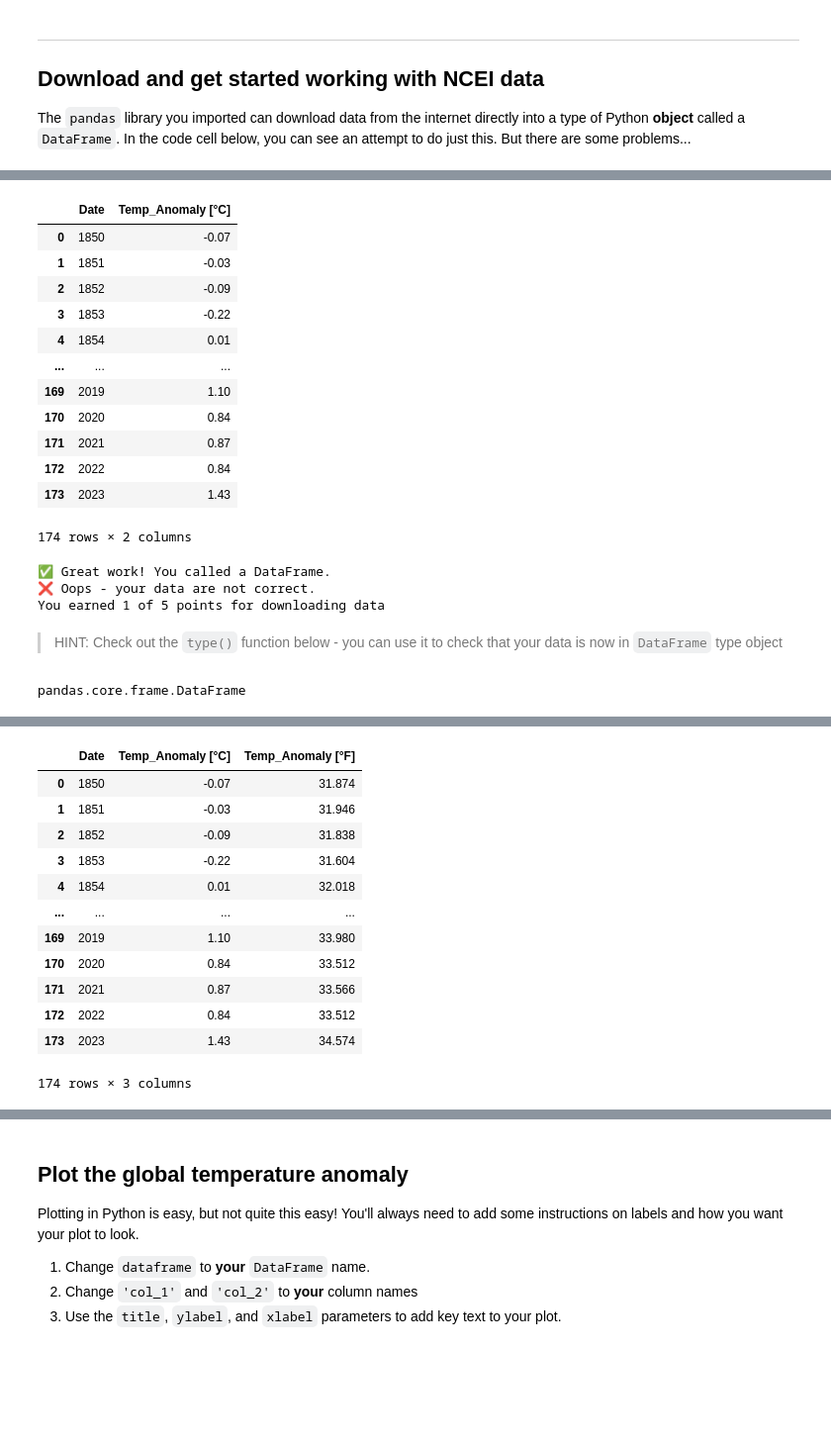
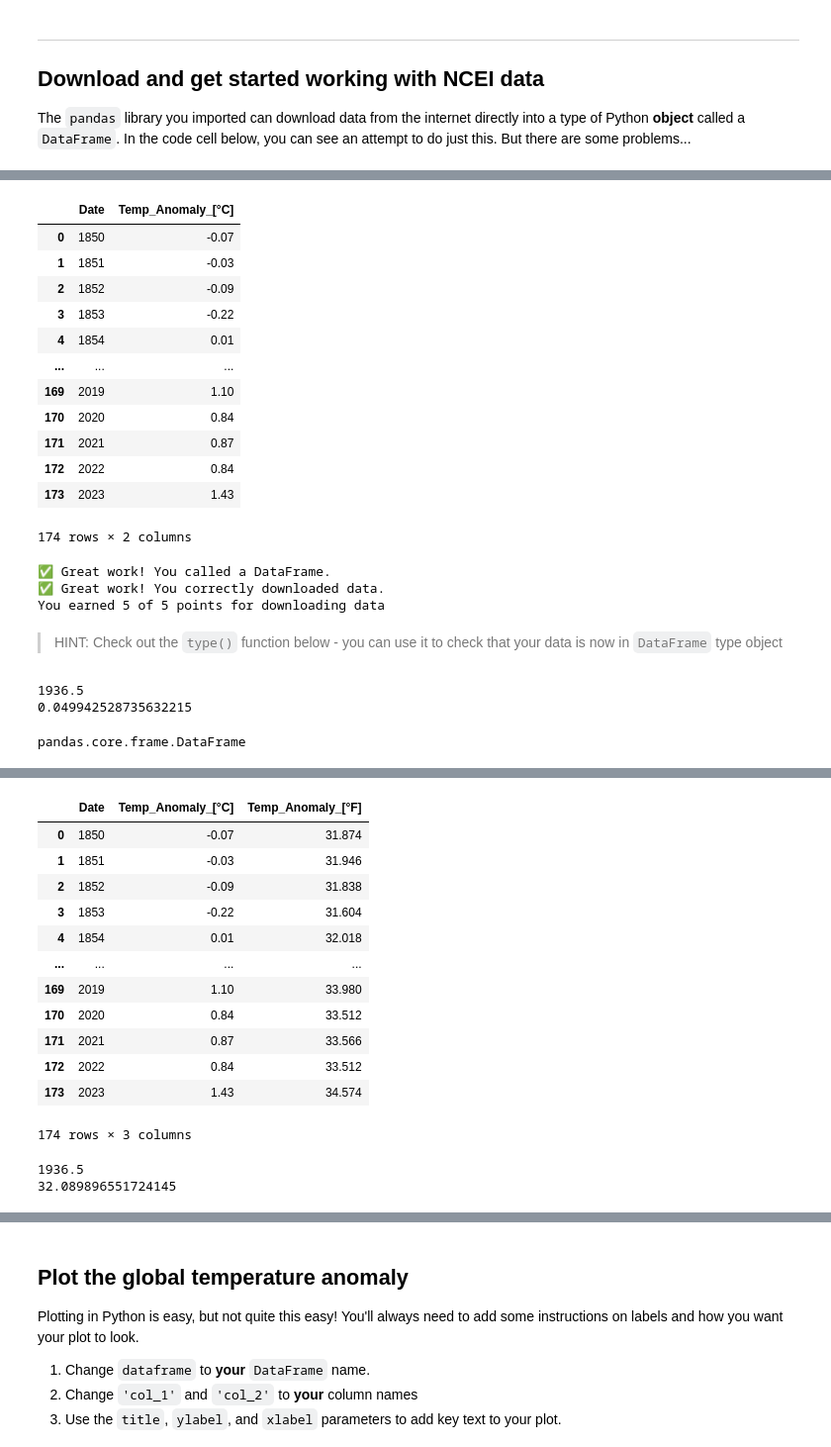
Before and after one commit to nbaqueror/01-geopark-get-started-reproducible-science-template, a Jupyter notebook: Get Started with Open Reproducible Science!.ipynb, the cells around one changed output, grey strips where cells are left out. Shown at 99% size. Cells and saved outputs as stored; diff of their text form; code cells hidden in the pictures; blank space fills up the shorter version.

```diff
--- a/Get Started with Open Reproducible Science!.ipynb
+++ b/Get Started with Open Reproducible Science!.ipynb
@@ -213,10 +213,10 @@ The `pandas` library you imported can download data from the internet directly i
 
 **Make sure to call your `DataFrame` by typing it's name as the last line of your code cell** Then, you will be able to run the test cell below and find out if your answer is correct.
 # %%
-dataframe = pd.read_csv(source_url, header=4, names=['Date', 'Temp_Anomaly [°C]'])
+dataframe = pd.read_csv(source_url, header=4, names=['Date', 'Temp_Anomaly_[°C]'])
 dataframe
 # %% [output]
-|  | Date | Temp_Anomaly [°C] |
+|  | Date | Temp_Anomaly_[°C] |
 | 0 | 1850 | -0.07 |
 | 1 | 1851 | -0.03 |
 | 2 | 1852 | -0.09 |
@@ -240,8 +240,8 @@ if isinstance(tmax_df_resp, pd.DataFrame):
 else:
     print('\u274C Oops - make sure to call your DataFrame for testing.')
 
-summary = [round(val, 17) for val in tmax_df_resp.mean().values]
-if summary == [1936.0, 0.04375722543352601]:
+summary = [round(val, 5) for val in tmax_df_resp.mean().values]
+if summary == [1936.5, 0.04994]:
     points += 4
     print('\u2705 Great work! You correctly downloaded data.')
 else:
@@ -249,10 +249,16 @@ else:
 print('You earned {} of 5 points for downloading data'.format(points))
 # %% [output]
 ✅ Great work! You called a DataFrame.
-❌ Oops - your data are not correct.
-You earned 1 of 5 points for downloading data
+✅ Great work! You correctly downloaded data.
+You earned 5 of 5 points for downloading data
 # %% [markdown]
   > HINT: Check out the `type()` function below - you can use it to check that your data is now in `DataFrame` type object
+# %%
+print(dataframe["Date"].mean())
+print(dataframe["Temp_Anomaly [°C]"].mean())
+# %% [output]
+1936.5
+0.049942528735632215
 # %%
 # Check that the data was imported into a pandas DataFrame
 type(dataframe)
@@ -275,10 +281,10 @@ Take a look at your data. Do you want to use it as is, or does it need to be mod
 Rewrite the code below to select columns by **name** instead of by **index**. You might find the [pandas User Guide section on slicing and dicing](https://pandas.pydata.org/docs/user_guide/indexing.html) to be useful. However - don't worry if you can't figure this out yet! We're going to talk a lot about how to use pandas `DataFrame`s.
 # %%
 #convert to fahrenheit
-dataframe['Temp_Anomaly [°F]'] = (dataframe.iloc[:,1] * 9 / 5)+32
+dataframe['Temp_Anomaly_[°F]'] = (dataframe['Temp_Anomaly_[°C]'] * 9 / 5)+32
 dataframe
 # %% [output]
-|  | Date | Temp_Anomaly [°C] | Temp_Anomaly [°F] |
+|  | Date | Temp_Anomaly_[°C] | Temp_Anomaly_[°F] |
 | 0 | 1850 | -0.07 | 31.874 |
 | 1 | 1851 | -0.03 | 31.946 |
 | 2 | 1852 | -0.09 | 31.838 |
@@ -291,6 +297,13 @@ dataframe
 | 172 | 2022 | 0.84 | 33.512 |
 | 173 | 2023 | 1.43 | 34.574 |
 174 rows × 3 columns
+# %%
+#Calculate and print mean Temp and date
+print(dataframe["Date"].mean())
+print(dataframe["Temp_Anomaly [°F]"].mean())
+# %% [output]
+1936.5
+32.089896551724145
 # %%
 # DO NOT MODIFY THIS TEST CELL
 tmax_df_resp = _
```
Also changed, not shown: parts of 4 cells of this notebook.
